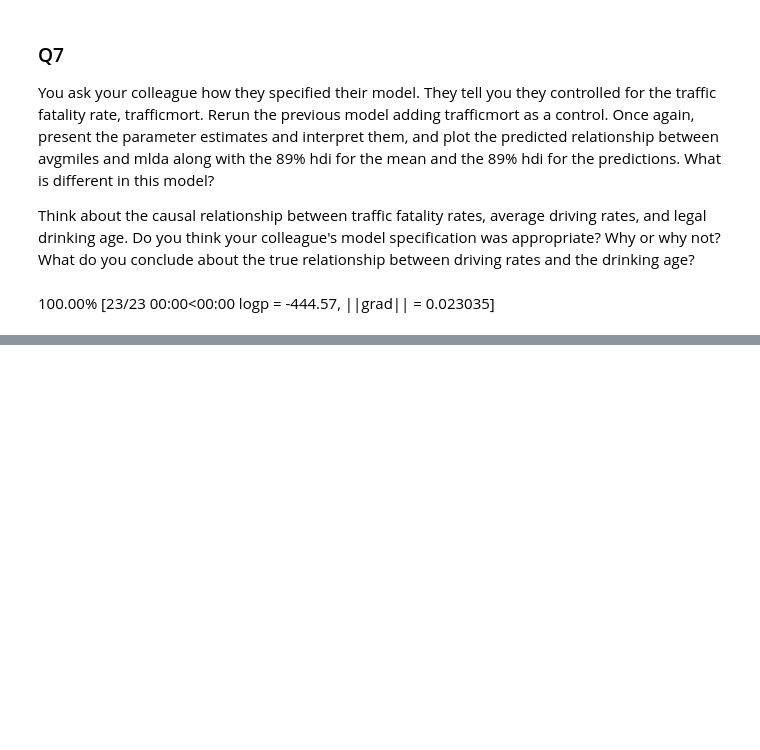
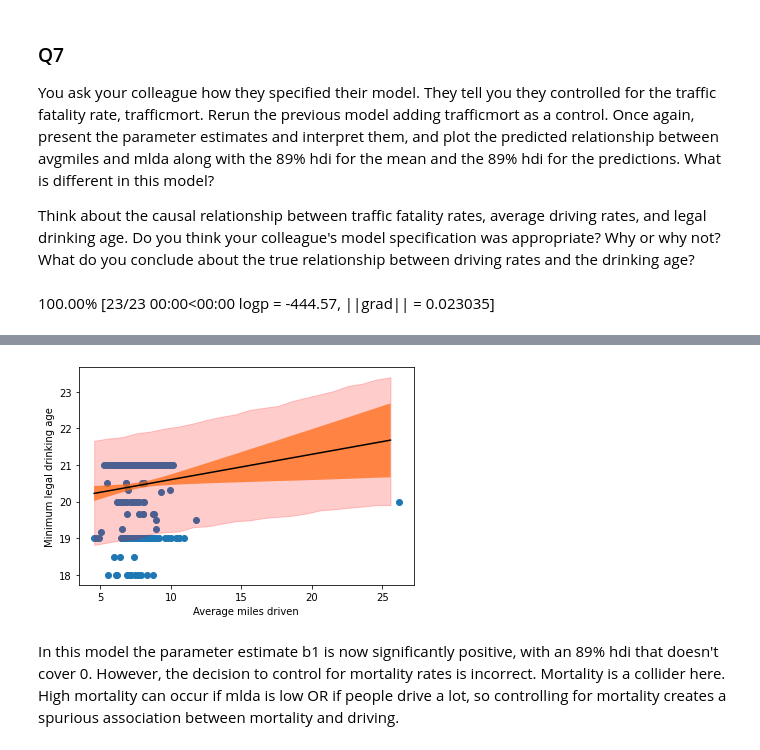
Before and after one commit to edseab/DataScienceStatsSpring2022, a Jupyter notebook: Problem sets/Problem set #2 answers.ipynb, the cells around one changed output, grey strips where cells are left out. Drawn from its saved outputs; the diff is of its cells as text; code cells hidden in the pictures; blank space fills up the shorter version.

```diff
--- a/Problem sets/Problem set #2 answers.ipynb
+++ b/Problem sets/Problem set #2 answers.ipynb
@@ -226,18 +201,0 @@ array([[20.1551839 , 20.15165431, 20.23807415, ...,         nan,
-# %%
-avgmiles_seq = np.arange(d.avgmiles.min(), d.avgmiles.max())
-mu_pred = np.zeros((len(avgmiles_seq), len(samples)))
-height_pred = np.zeros((len(avgmiles_seq), len(samples)))
-
-# We set traffic mortality at some counterfactual value, e.g 0
-
-for i, w in enumerate(avgmiles_seq):
-    mu_pred[i] = samples["a"] + samples["b1"] * (w - d.avgmiles.min()) + samples["b2"] *d.trafficmort
-    height_pred[i] = np.random.normal(mu_pred[i], samples["sigma"])
-
-plt.scatter(d.avgmiles, d.mlda)
-plt.plot(avgmiles_seq, mu_pred.mean(1), "k")
-plt.fill_between(avgmiles_seq, np.quantile(mu_pred,0.055,axis=1), np.quantile(mu_pred,0.945,axis=1), alpha=0.7)
-plt.fill_between(avgmiles_seq, np.quantile(height_pred,0.055,axis=1), np.quantile(height_pred,0.945,axis=1), alpha=0.2,color='red')
-plt.xlabel("Average miles driven")
-plt.ylabel("Minimum legal drinking age")
-plt.show()
@@ -247,0 +226,22 @@ In this model the parameter estimate b1 is now significantly positive, with an 8
+# %%
+avgmiles_seq = np.arange(d.avgmiles.min(), d.avgmiles.max())
+mu_pred = np.zeros((len(avgmiles_seq), len(samples)))
+height_pred = np.zeros((len(avgmiles_seq), len(samples)))
+
+# We set traffic mortality at some counterfactual value, e.g the mean
+
+for i, w in enumerate(avgmiles_seq):
+    mu_pred[i] = samples["a"] + samples["b1"] * (w - d.avgmiles.min()) + samples["b2"] *d.trafficmort.mean()
+    height_pred[i] = np.random.normal(mu_pred[i], samples["sigma"])
+
+plt.scatter(d.avgmiles, d.mlda)
+plt.plot(avgmiles_seq, mu_pred.mean(1), "k")
+plt.fill_between(avgmiles_seq, np.quantile(mu_pred,0.055,axis=1), np.quantile(mu_pred,0.945,axis=1), alpha=0.7)
+plt.fill_between(avgmiles_seq, np.quantile(height_pred,0.055,axis=1), np.quantile(height_pred,0.945,axis=1), alpha=0.2,color='red')
+plt.xlabel("Average miles driven")
+plt.ylabel("Minimum legal drinking age")
+plt.show()
+# %% [output]
+[figure, added]
+# %% [markdown]
+In this model the parameter estimate b1 is now significantly positive, with an 89% hdi that doesn't cover 0. However, the decision to control for mortality rates is incorrect. Mortality is a collider here. High mortality can occur if mlda is low OR if people drive a lot, so controlling for mortality creates a spurious association between mortality and driving.
```
Also changed, not shown: parts of 10 cells of this notebook, 1 other file.
